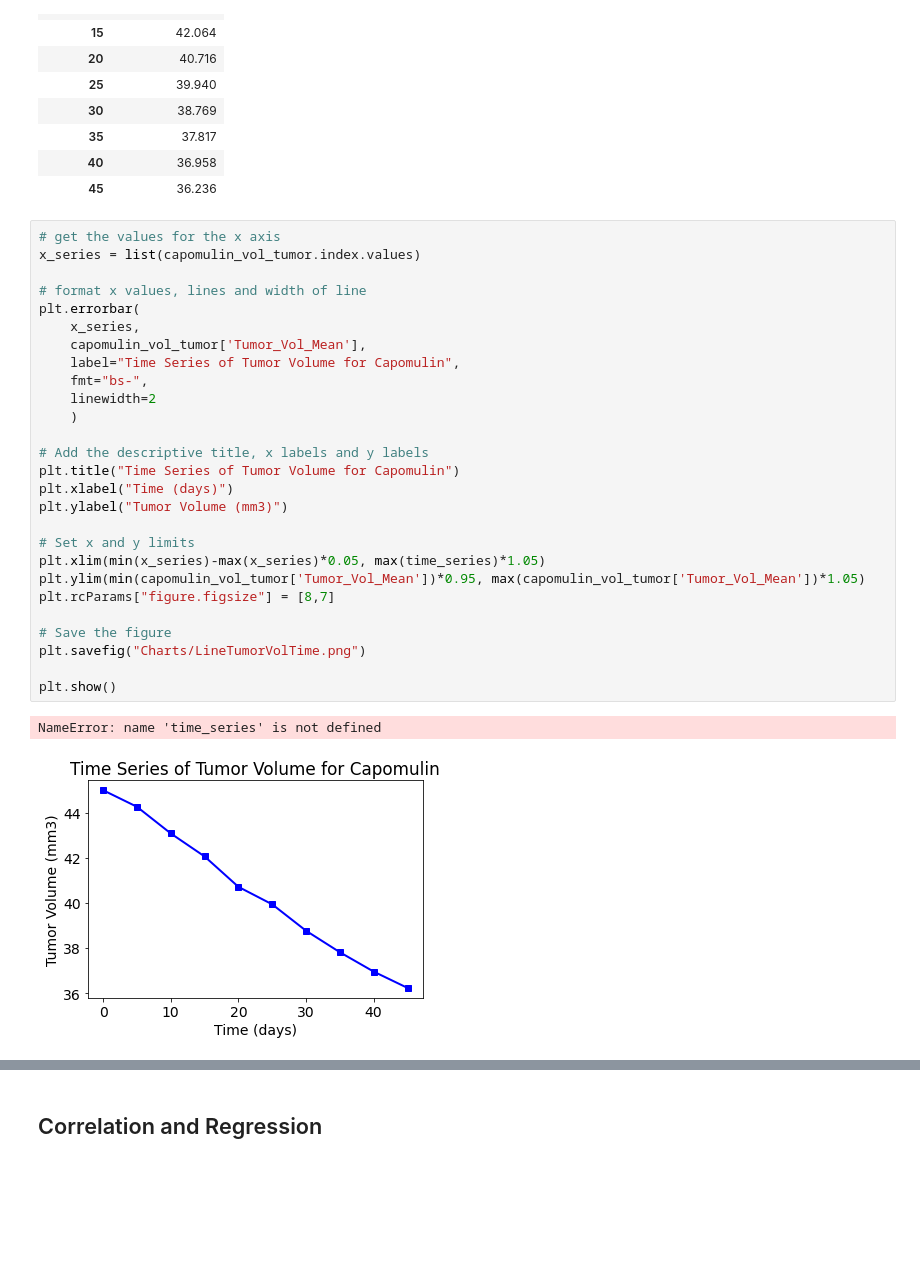
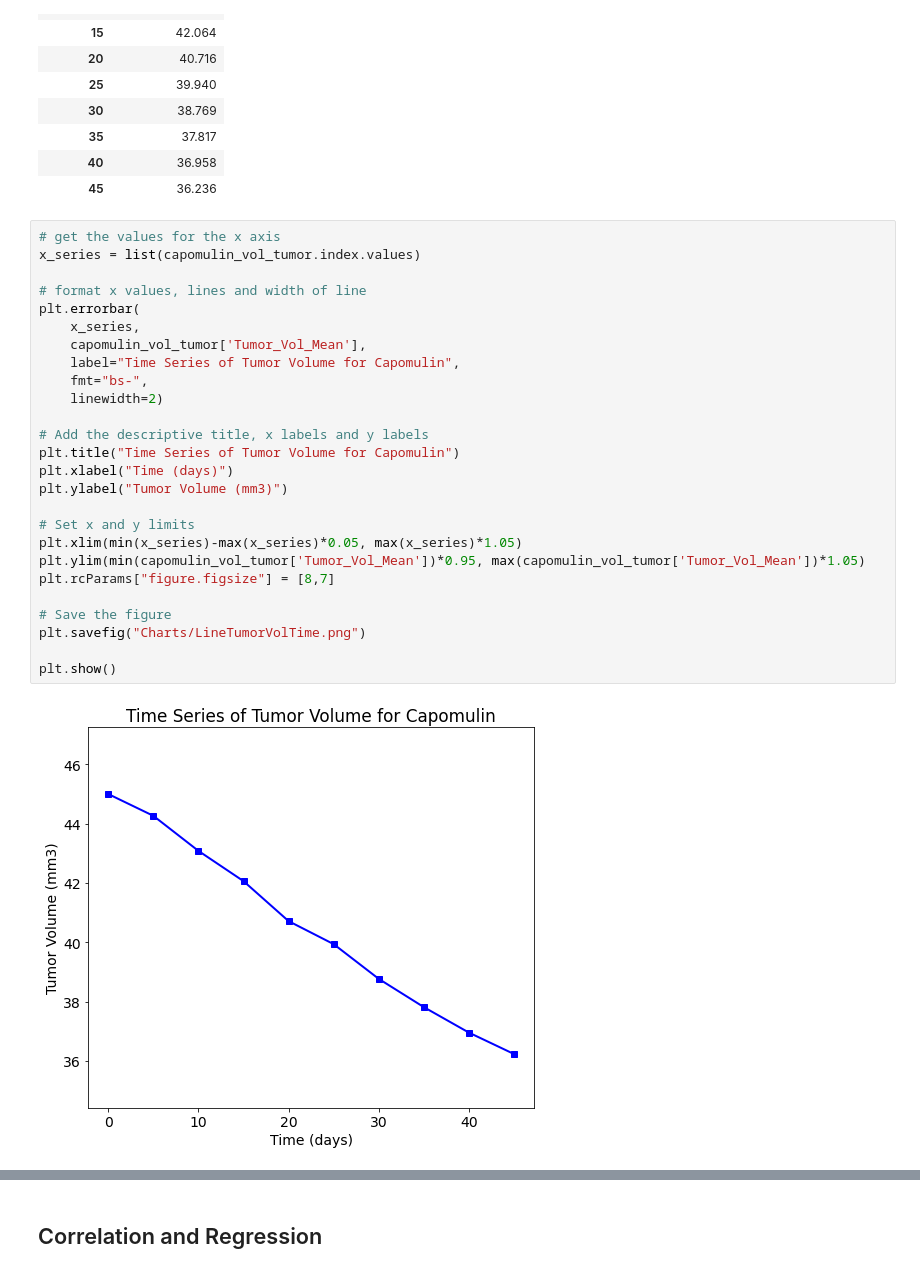
Before and after one commit to Steff-C/Matplotlib, a Jupyter notebook: Pymaceuticals/pymaceuticals_starter.ipynb, the cells around one changed output, grey strips where cells are left out. Cells and saved outputs as stored; diff of their text form; blank space fills up the shorter version.

```diff
--- a/Pymaceuticals/pymaceuticals_starter.ipynb
+++ b/Pymaceuticals/pymaceuticals_starter.ipynb
@@ -447,33 +448,31 @@ capomulin_vol_tumor.head(10)
 # %%
 # get the values for the x axis
 x_series = list(capomulin_vol_tumor.index.values)
 
 # format x values, lines and width of line
 plt.errorbar(
     x_series,
     capomulin_vol_tumor['Tumor_Vol_Mean'],
     label="Time Series of Tumor Volume for Capomulin",
     fmt="bs-",
-    linewidth=2
-    )
+    linewidth=2)
 
 # Add the descriptive title, x labels and y labels
 plt.title("Time Series of Tumor Volume for Capomulin")
 plt.xlabel("Time (days)")
 plt.ylabel("Tumor Volume (mm3)")
 
 # Set x and y limits
-plt.xlim(min(x_series)-max(x_series)*0.05, max(time_series)*1.05)
+plt.xlim(min(x_series)-max(x_series)*0.05, max(x_series)*1.05)
 plt.ylim(min(capomulin_vol_tumor['Tumor_Vol_Mean'])*0.95, max(capomulin_vol_tumor['Tumor_Vol_Mean'])*1.05)
 plt.rcParams["figure.figsize"] = [8,7]
 
 # Save the figure
 plt.savefig("Charts/LineTumorVolTime.png")
 
 plt.show()
 # %% [output]
-NameError: name 'time_series' is not defined
-[figure, old version]
+[figure, new version]
 # %%
 # Generate a scatter plot of average tumor volume vs. mouse weight for the Capomulin regimen
 capomulin_treatment.head()
```
Also changed, not shown: parts of 9 cells of this notebook, 8 other files.
